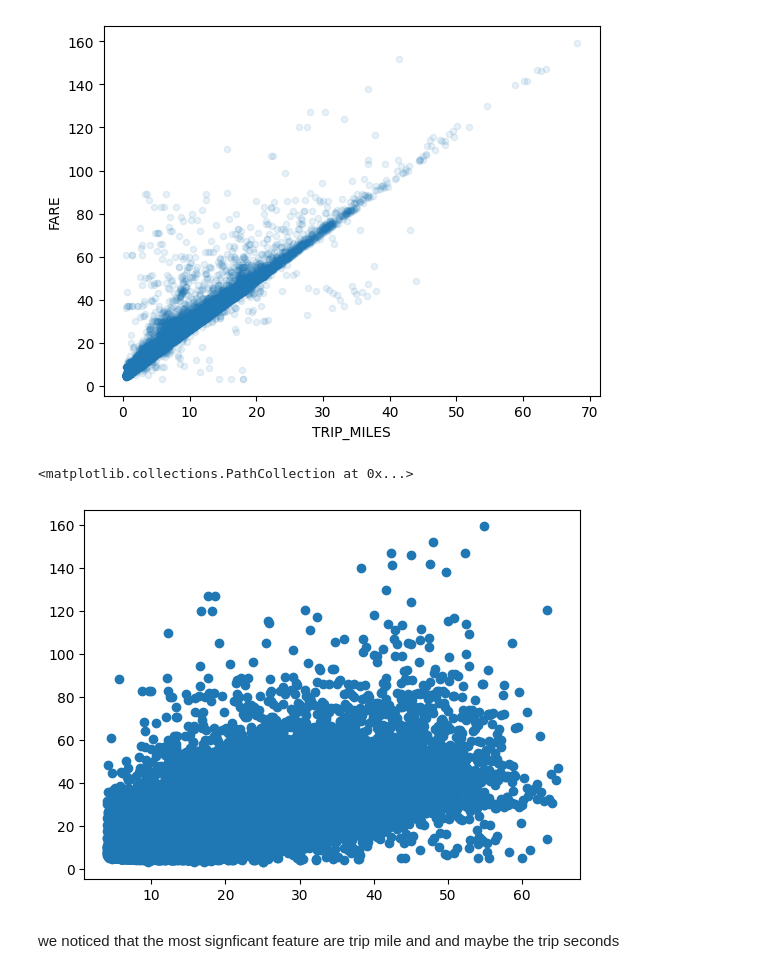
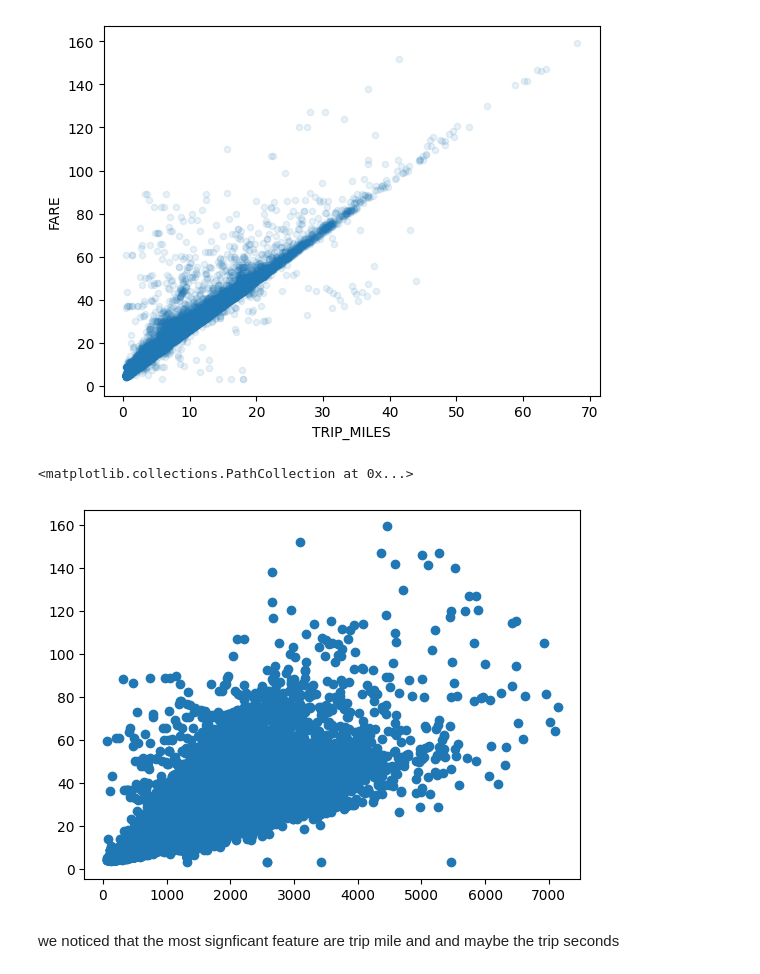
Before and after one commit to tadros12/ml-project, a Jupyter notebook: model/project.ipynb, the cells around one changed output. Saved outputs shown, nothing was run; the diff lists cells and outputs as text; code cells hidden in the pictures.

```diff
--- a/model/project.ipynb
+++ b/model/project.ipynb
@@ -86,10 +86,10 @@ plt.show()
 # %% [output]
 [figure]
 # %%
-plt.scatter(df['TRIP_SPEED'],df['FARE'])
+plt.scatter(df['TRIP_SECONDS'],df['FARE'])
 # %% [output]
 <matplotlib.collections.PathCollection at 0x...>
-[figure, old version]
+[figure, new version]
 # %% [markdown]
 we noticed that the most signficant feature are trip mile and and maybe the trip seconds
 # %%
```
Also changed, not shown: 2 other files.
